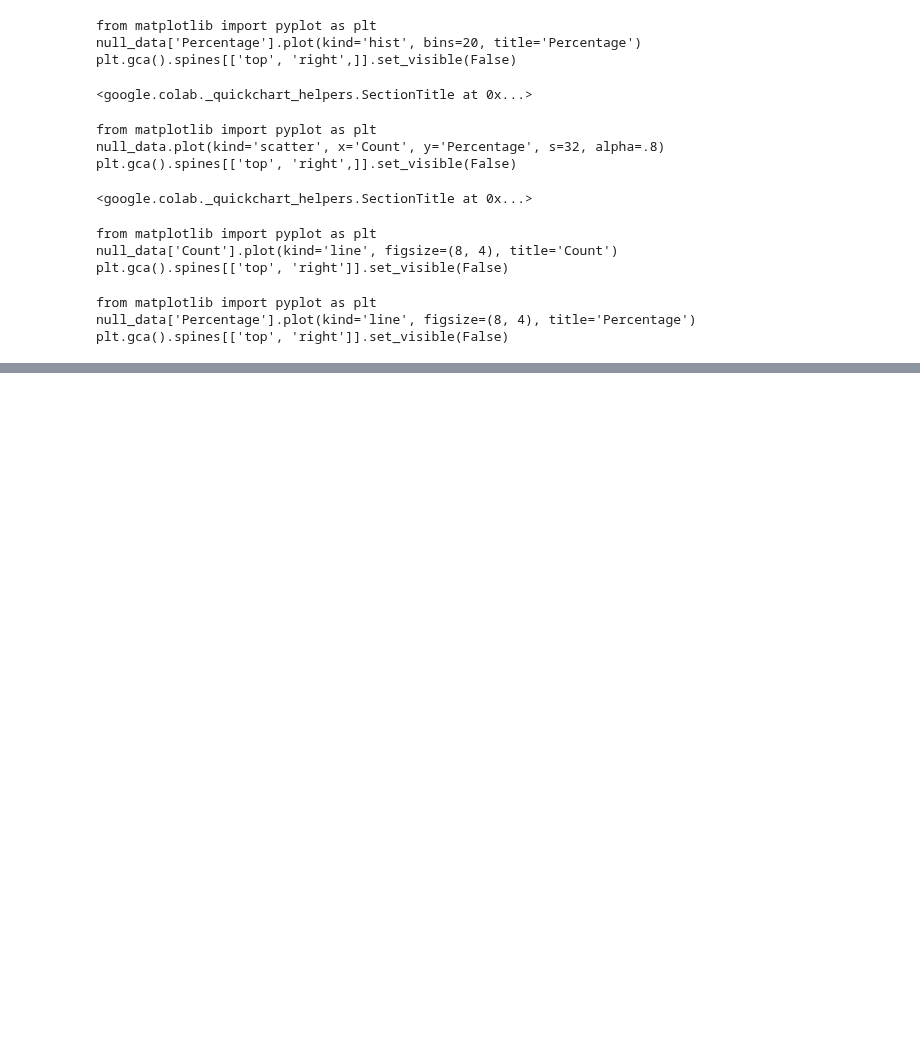
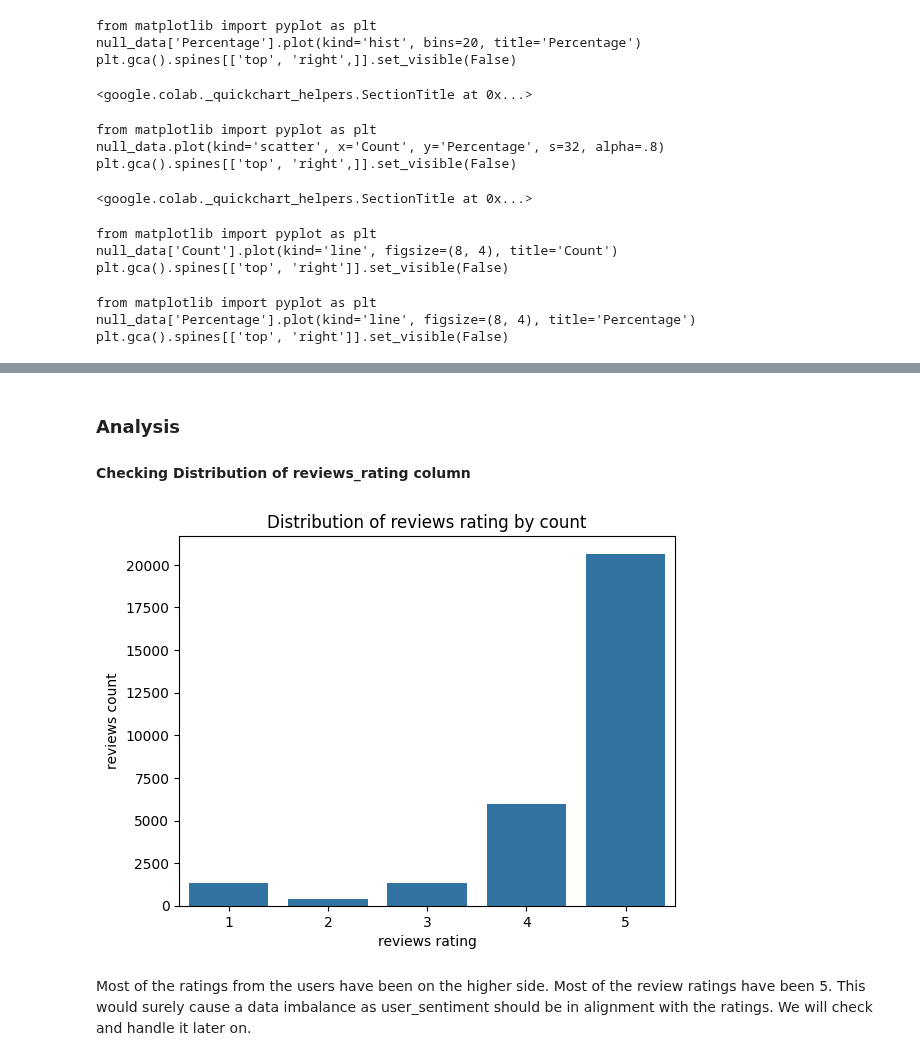
Before and after one commit to bharathsanjai/sentiment-based-product-recommendation-system, a Jupyter notebook: Recommendation_System_Notebook.ipynb, the cells around one changed output, grey strips where cells are left out. Cells and saved outputs as stored; diff of their text form; code cells hidden in the pictures; blank space fills up the shorter version.

```diff
--- a/Recommendation_System_Notebook.ipynb
+++ b/Recommendation_System_Notebook.ipynb
@@ -190,0 +237,2 @@ plt.gca().spines[['top', 'right']].set_visible(False)
+# %%
+df_clean.drop(columns=['reviews_doRecommend'], inplace=True)
@@ -190,0 +261,2 @@ plt.gca().spines[['top', 'right']].set_visible(False)
+# %%
+df_clean = df_clean[~ df_clean.reviews_title.isna() ]
@@ -190,0 +289,2 @@ plt.gca().spines[['top', 'right']].set_visible(False)
+# %%
+df_clean = df_clean[~ df_clean.reviews_username.isna() ]
@@ -190,0 +329,2 @@ plt.gca().spines[['top', 'right']].set_visible(False)
+# %%
+df_clean.user_sentiment.fillna('Positive', inplace=True)
@@ -190,0 +353,11 @@ plt.gca().spines[['top', 'right']].set_visible(False)
+# %% [markdown]
+### Analysis
+
+#### Checking Distribution of reviews_rating column
+# %%
+sns.countplot(x = 'reviews_rating', data = df_clean).set(title="Distribution of reviews rating by count", xlabel="reviews rating", ylabel="reviews count")
+plt.show()
+# %% [output]
+[figure, added]
+# %% [markdown]
+Most of the ratings from the users have been on the higher side. Most of the review ratings have been 5. This would surely cause a data imbalance as user_sentiment should be in alignment with the ratings. We will check and handle it later on.
```
Also changed, not shown: parts of 26 cells of this notebook.
